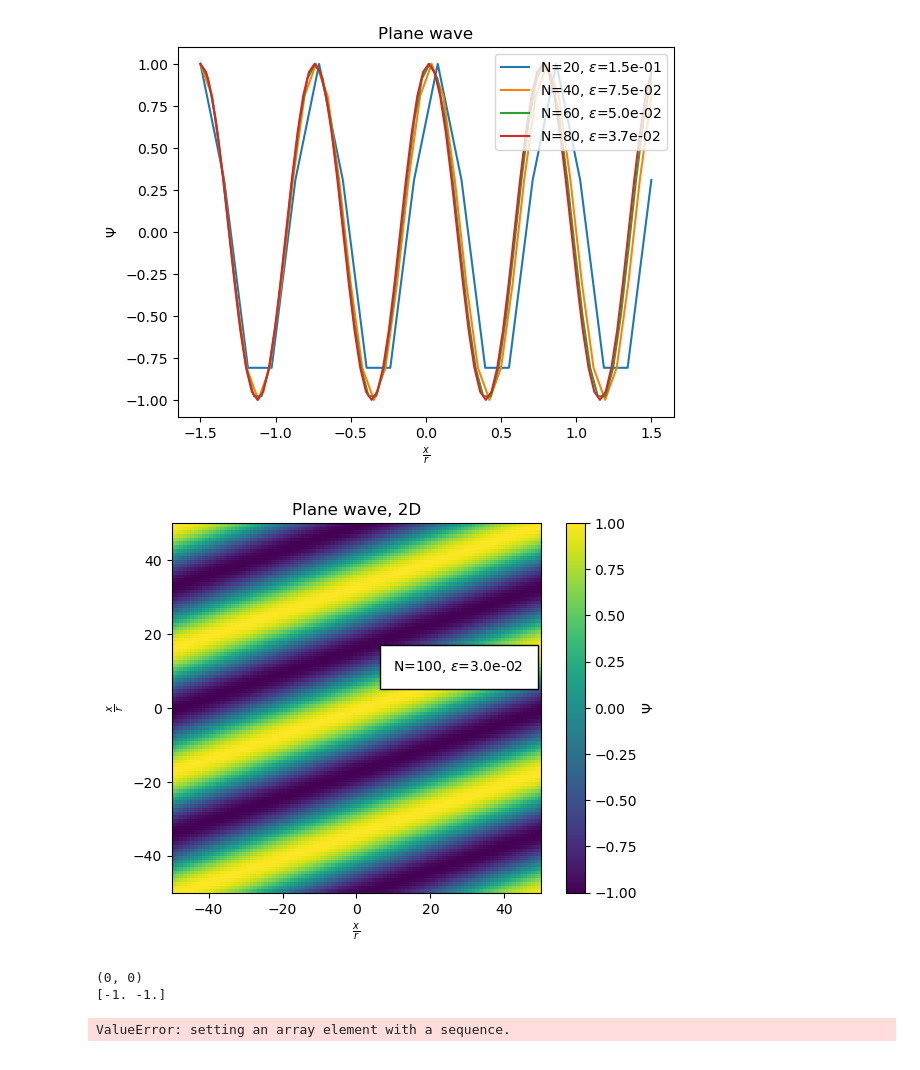
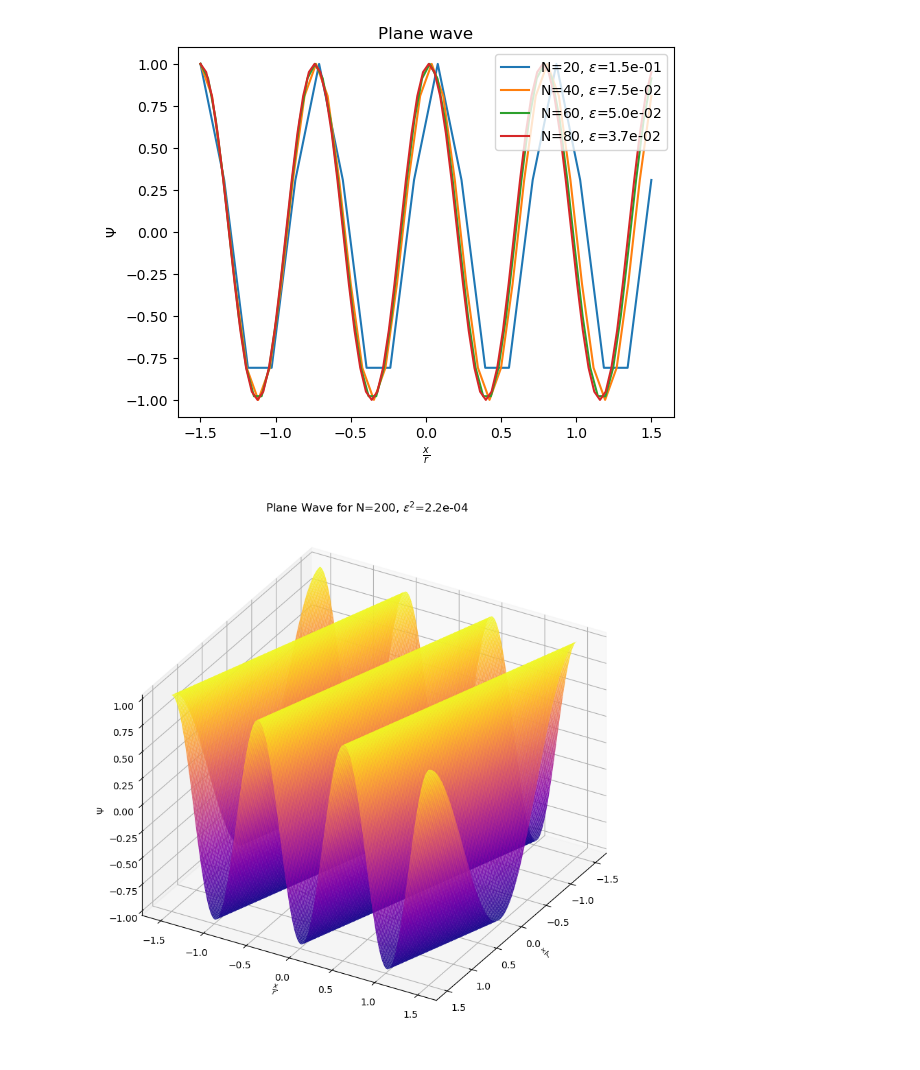
Before and after one commit to Quanta-Dan/comp_phys, a Jupyter notebook: plotting.ipynb, the cells around one changed output. Drawn from its saved outputs; the diff is of its cells as text; code cells hidden in the pictures.

```diff
--- a/plotting.ipynb
+++ b/plotting.ipynb
@@ -100,47 +100,44 @@ plt.show()
 [figure]
 # %%
 #plot plane wave 2D
-plt.title('Plane wave, 2D')
-plt.xlabel(r"$\frac{x}{r}$")
-plt.ylabel(r"$\frac{x}{r}$")
 
+import numpy as np
+import matplotlib.pyplot as plt
+import functions
+from functions import *
 L_over_r = 3
-N = 100
+N = 200
 epsilon = L_over_r/N
 D = 2
 mu = 10
 epsilon_2 = epsilon**2
 functions.N = N
 functions.D = D
 functions.mu = mu
 functions.epsilon_2 = epsilon_2
 y = generate_plane_wave((3,1))
+
+
+
 x_axis = np.linspace(-N/2,N/2,N)
-x_axis= x_axis*epsilon
+y_axis = np.linspace(-N/2,N/2,N)
+X,Y = np.meshgrid(x_axis*epsilon,y_axis*epsilon)
 
-plt.imshow(y.real, extent=[-N/2,N/2, -N/2,N/2])
-plt.text(N/10, N/10, fr'N={N}, $\epsilon$={epsilon:.1e}', bbox={'facecolor': 'white', 'pad': 10})
-plt.colorbar().set_label(r"$\Psi$")
+
+hf = plt.figure(figsize=(10,10))
+ha = hf.add_subplot(111, projection='3d')
+ha.view_init(elev=30, azim=30)
+ha.set_proj_type('ortho')
+plt.title(fr'Plane Wave for N={N}, $\epsilon^{2}$={epsilon_2:.1e}')
+plt.xlabel(r"$\frac{x}{r}$")
+plt.ylabel(r"$\frac{x}{r}$")
+#plt.zlabel(r"$\Psi$")
+
+ha.set_zlabel(r"$\Psi$")
+#plt.plot(x_axis,lowest_EigVector, label = fr'Lowest eigenvector for N={N}, $\epsilon$={epsilon_2:.1e}')
+
+ha.plot_surface(X, Y, y.real, cmap='plasma', rstride=1, cstride=1, linewidth=0, alpha=0.9)
 
 plt.show()
 # %% [output]
-[figure, old version]
+[figure, new version]
-# %%
-D= 2
-N = 3
-def position_array(Dimension:int)->np.ndarray:
-    """for given shape of array defined by global N, D  generate an array with the positional indexes centerd on the middle of the array.
-    Used by potential_function to calculate the potential applied to ψ"""
-    global N, D
-    ix = np.ndindex((N,)*D)
-    position_array = np.zeros((N,)*D)
-    for index in ix:
-        shifted_index = np.array(index)-np.floor(N/2)
-        print(shifted_index)
-        position_array[index] = shifted_index[D-1]
-    return position_array
-position_array(1)
-# %% [output]
-(0, 0)
-[-1. -1.]
-ValueError: setting an array element with a sequence.
```
Also changed, not shown: parts of 1 cell of this notebook, 4 other files.
